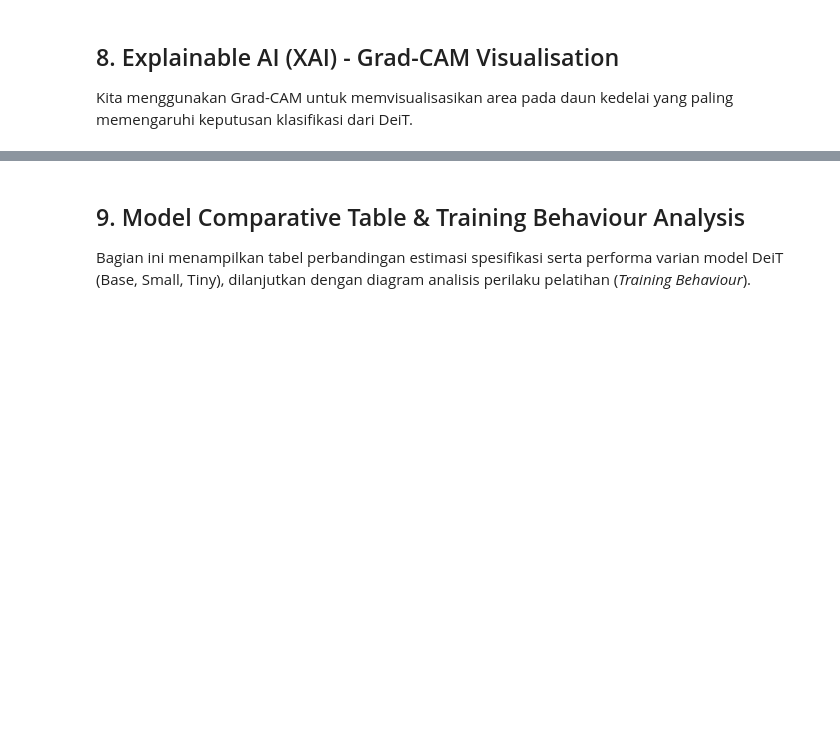
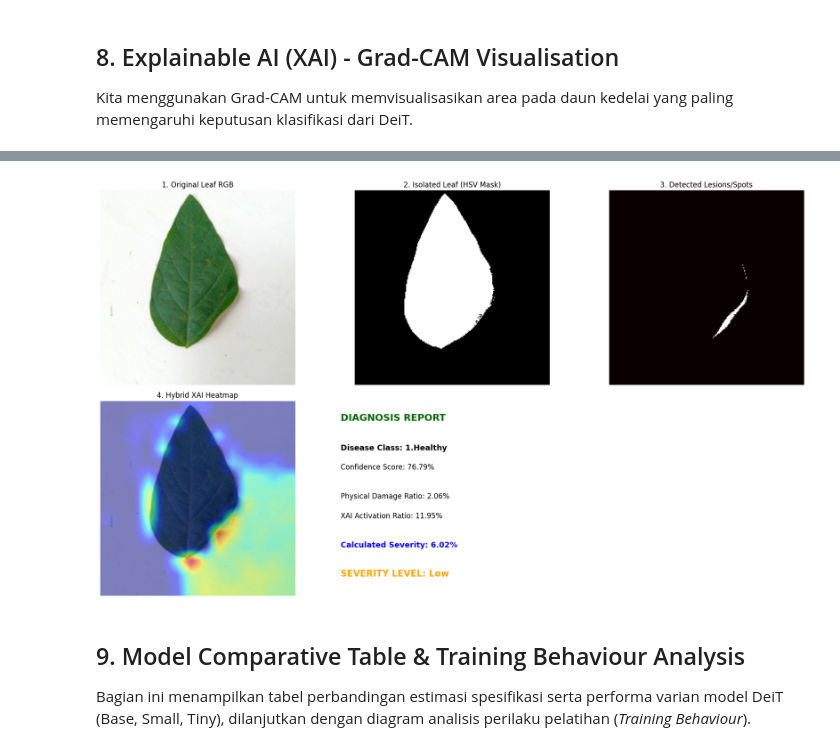
Before and after one commit to NeoNest/Soy-Bean-Analytic-for-food-security, a Jupyter notebook: ExplainableDeit_XAI.ipynb, the cells around one changed output, grey strips where cells are left out. Cells and saved outputs as stored; diff of their text form; code cells hidden in the pictures; blank space fills up the shorter version.

```diff
--- a/ExplainableDeit_XAI.ipynb
+++ b/ExplainableDeit_XAI.ipynb
@@ -643,3 +788,68 @@ except NameError:
+# %%
+def estimate_severity_and_diagnose(damage_ratio, hybrid_heatmap):
+    # Hitung XAI Ratio (proporsi area dengan aktivasi tinggi > 0.5 pada fusi heatmap)
+    xai_ratio = np.sum(hybrid_heatmap > 0.5) / (hybrid_heatmap.shape[0] * hybrid_heatmap.shape[1])
+
+    # Gabungan Formula: 60% Damage Ratio + 40% XAI Ratio
+    severity_score = (0.6 * damage_ratio) + (0.4 * xai_ratio)
+    severity_percentage = severity_score * 100
+
+    # Klasifikasi Tingkat Keparahan
+    if severity_percentage <= 25.0:
+        level = "Low"
+    elif severity_percentage <= 60.0:
+        level = "Moderate"
+    else:
+        level = "Severe"
+
+    return severity_percentage, level, xai_ratio
+
+# Hitung parameter akhir
+severity_pct, severity_level, xai_ratio = estimate_severity_and_diagnose(damage_ratio, hybrid_heatmap)
+
+# Visualisasi Output Akhir Berjenjang secara Paralel
+plt.figure(figsize=(18, 10))
+
+# 1. Gambar Asli
+plt.subplot(2, 3, 1)
+plt.title("1. Original Leaf RGB")
+plt.imshow(img_uint8)
+plt.axis('off')
+
+# 2. Segmentasi Daun (Mask)
+plt.subplot(2, 3, 2)
+plt.title("2. Isolated Leaf (HSV Mask)")
+plt.imshow(leaf_mask, cmap='gray')
+plt.axis('off')
+
+# 3. Area Bercak Terdeteksi
+plt.subplot(2, 3, 3)
+plt.title("3. Detected Lesions/Spots")
+plt.imshow(disease_mask, cmap='hot')
+plt.axis('off')
+
+# 4. Fusi Hybrid XAI (Grad-CAM + Rollout)
+plt.subplot(2, 3, 4)
+plt.title("4. Hybrid XAI Heatmap")
+plt.imshow(img_uint8)
+plt.imshow(hybrid_heatmap, cmap='jet', alpha=0.5)
+plt.axis('off')
+
+# Cetak Diagnosis Komprehensif
+plt.subplot(2, 3, 5)
+plt.axis('off')
+plt.text(0.05, 0.9, "DIAGNOSIS REPORT", fontsize=16, fontweight='bold', color='darkgreen')
+plt.text(0.05, 0.75, f"Disease Class: {classes[pred_class]}", fontsize=13, fontweight='bold')
+plt.text(0.05, 0.65, f"Confidence Score: {torch.softmax(output, dim=1).max().item() * 100:.2f}%", fontsize=12)
+plt.text(0.05, 0.50, f"Physical Damage Ratio: {damage_ratio * 100:.2f}%", fontsize=12)
+plt.text(0.05, 0.40, f"XAI Activation Ratio: {xai_ratio * 100:.2f}%", fontsize=12)
+plt.text(0.05, 0.25, f"Calculated Severity: {severity_pct:.2f}%", fontsize=13, color='blue', fontweight='bold')
+plt.text(0.05, 0.10, f"SEVERITY LEVEL: {severity_level}", fontsize=15, color='red' if severity_level == 'Severe' else 'orange', fontweight='bold')
+
+plt.tight_layout()
+plt.show()
+# %% [output]
+[figure, added]
 # %% [markdown]
 ## 9. Model Comparative Table & Training Behaviour Analysis
 Bagian ini menampilkan tabel perbandingan estimasi spesifikasi serta performa varian model DeiT (Base, Small, Tiny), dilanjutkan dengan diagram analisis perilaku pelatihan (*Training Behaviour*).
```
Also changed, not shown: parts of 11 cells of this notebook.
